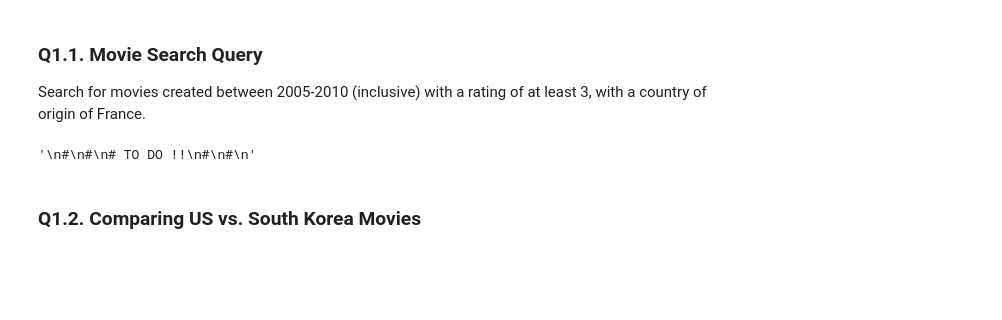
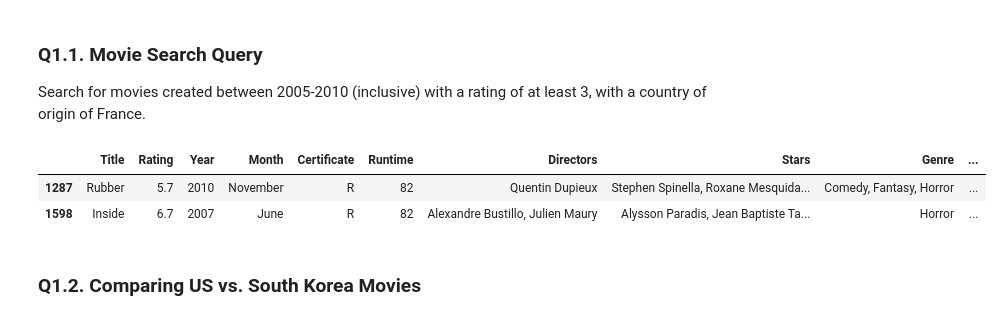
Before and after one commit to avantikavarma/EEC-174-Lab2, a Jupyter notebook: PreLab.ipynb, the cells around one changed output. Drawn from its saved outputs; the diff is of its cells as text; code cells hidden in the pictures; blank space fills up the shorter version.

```diff
--- a/PreLab.ipynb
+++ b/PreLab.ipynb
@@ -95,15 +95,11 @@ Search for movies created between 2005-2010 (inclusive) with a rating of at leas
 # %%
 # HINT: You can also slice information using boolean operators!
 
-'''
-#
-#
-# TO DO !!
-#
-#
-'''
+movies[(movies.Year >= 2005) & (movies.Year <= 2010) & (movies.Rating >=3) & (movies.Country_of_origin == 'France')]
 # %% [output]
-'\n#\n#\n# TO DO !!\n#\n#\n'
+|  | Title | Rating | Year | Month | Certificate | Runtime | Directors | Stars | Genre | ... |
+| 1287 | Rubber | 5.7 | 2010 | November | R | 82 | Quentin Dupieux | Stephen Spinella, Roxane Mesquida... | Comedy, Fantasy, Horror | ... |
+| 1598 | Inside | 6.7 | 2007 | June | R | 82 | Alexandre Bustillo, Julien Maury | Alysson Paradis, Jean Baptiste Ta... | Horror | ... |
 # %% [markdown]
 ### **Q1.2.** Comparing US vs. South Korea Movies
 # %% [markdown]
```
Also changed, not shown: parts of 5 cells of this notebook, 1 other file.
